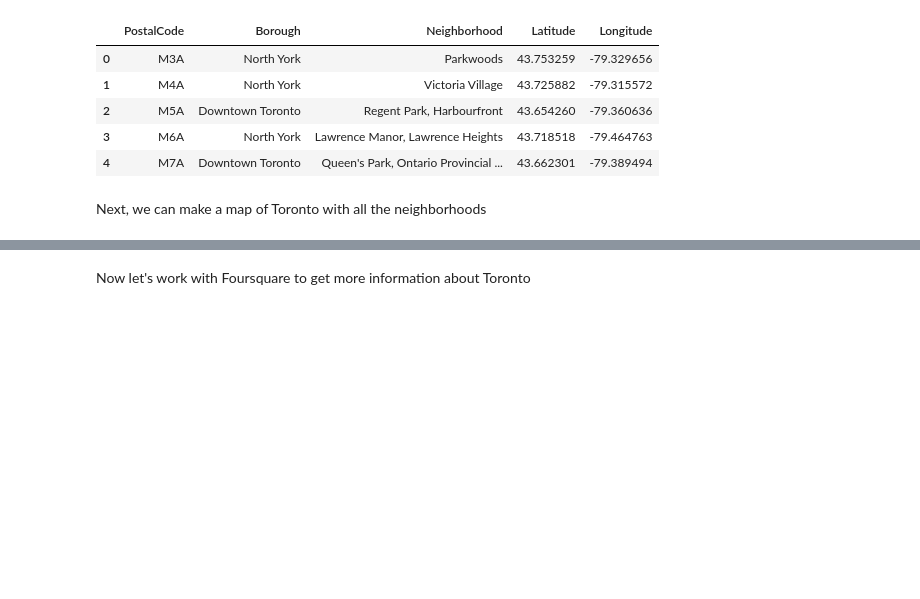
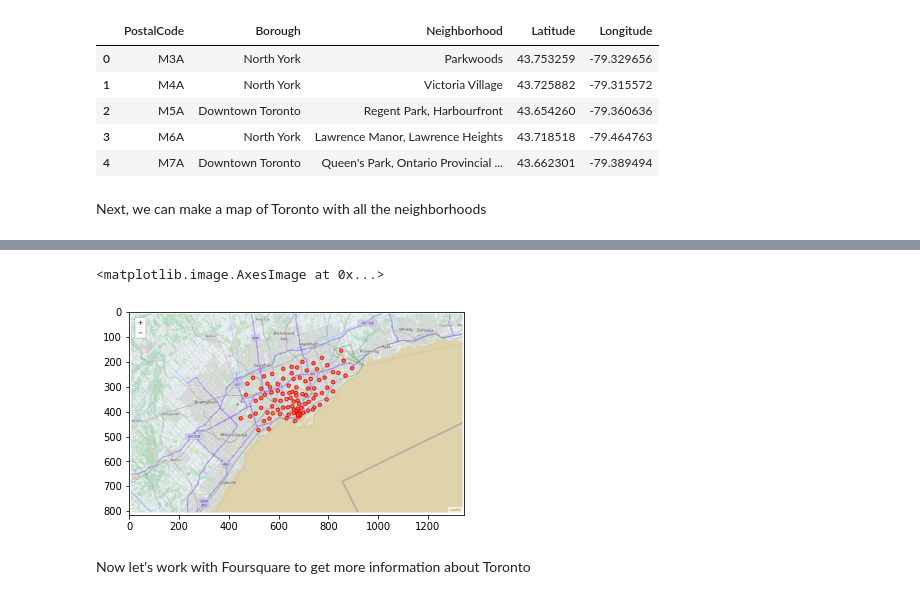
Before and after one commit to zarnajin/AppliedDataScienceCapstone, a Jupyter notebook: TorontoNeighborhoods3.ipynb, the cells around one changed output, grey strips where cells are left out. Saved outputs shown, nothing was run; the diff lists cells and outputs as text; code cells hidden in the pictures; blank space fills up the shorter version.

Commit message:
I just added a jpg along with folium

```diff
--- a/TorontoNeighborhoods3.ipynb
+++ b/TorontoNeighborhoods3.ipynb
@@ -56,6 +58,13 @@ for lat, lng, borough, neighborhood in zip(Toronto['Latitude'], Toronto['Longitu
 map_toronto
 # %% [output]
 [interactive output not drawn]
+# %%
+#The folium map won't load in github so I will read in a screen shot image here
+img = cv2.imread('mapToronto.jpg')
+plt.imshow(img)
+# %% [output]
+<matplotlib.image.AxesImage at 0x...>
+[figure, added]
 # %% [markdown]
 Now let's work with Foursquare to get more information about Toronto
 # %%
```
Also changed, not shown: parts of 2 cells of this notebook, 2 other files.
